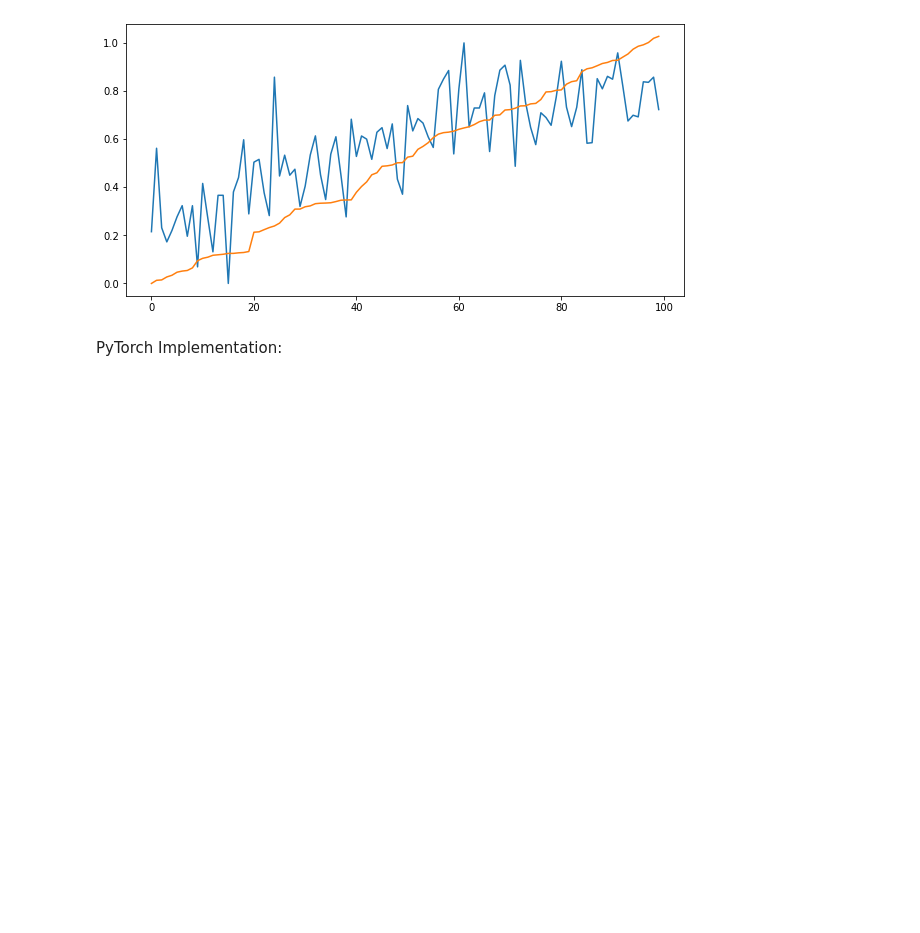
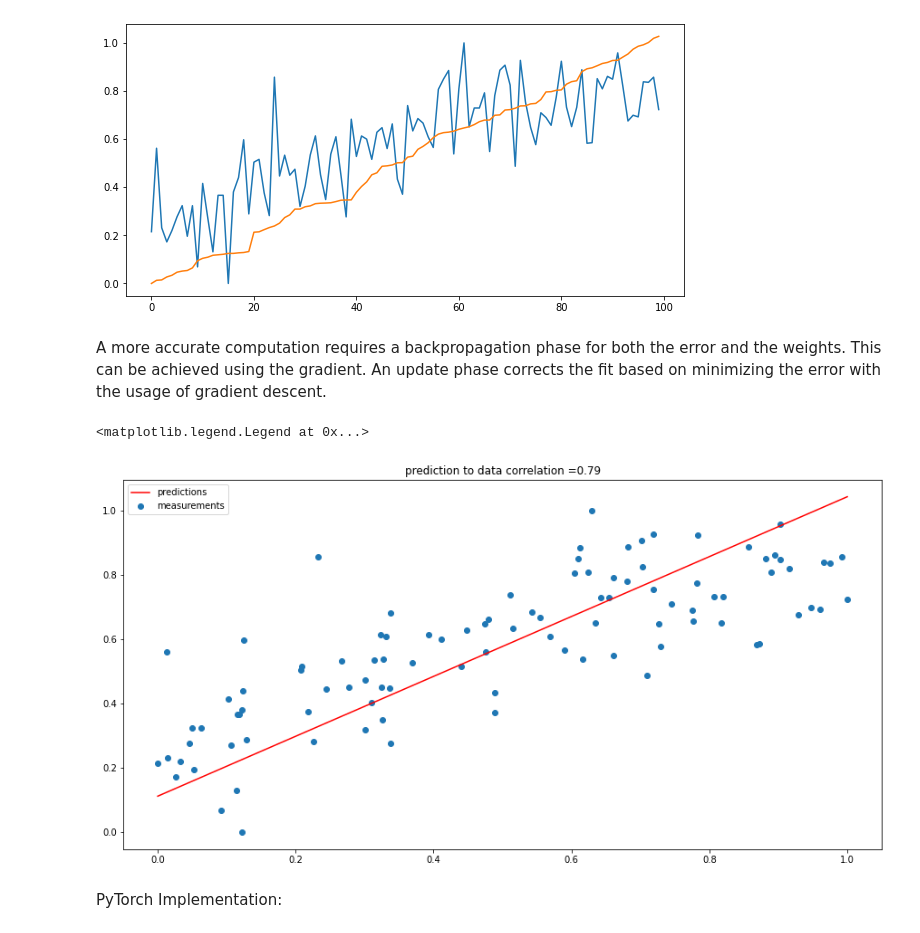
Before and after one commit to AndreiMoraru123/Optimization, a Jupyter notebook: LinearRegression.ipynb, the cells around one changed output. Cells and saved outputs as stored; diff of their text form; code cells hidden in the pictures; blank space fills up the shorter version.

```diff
--- a/LinearRegression.ipynb
+++ b/LinearRegression.ipynb
@@ -69,3 +69,5 @@ plt.plot(y_pred)
 # %% [output]
 [<matplotlib.lines.Line2D at 0x...>]
 [figure]
+# %% [markdown]
+A more accurate computation requires a backpropagation phase for both the error and the weights. This can be achieved using the gradient. An update phase corrects the fit based on minimizing the error with the usage of gradient descent.
@@ -72,3 +108,28 @@ plt.plot(y_pred)
+# %%
+y_true = y_train
+
+loss = MSE()
+linear = Linear(1)
+
+num_epochs = 500
+lr = 0.01
+
+for epoch in range(num_epochs):
+  y_pred = linear(X_train)
+  loss_value = loss(y_pred, y_true)
+
+  gradient_from_loss = loss.backward()
+  linear.backward(gradient_from_loss)
+  linear.update(lr)
+
+plt.figure(figsize = (15,7.5))
+plt.scatter(X_train,y_train, label = 'measurements')
+plt.plot(X_train,y_pred,'r',label = 'predictions')
+plt.title(f'prediction to data correlation ={np.corrcoef(y_train.T, y_pred.T)[0, 1]:.2f}')
+plt.legend()
+# %% [output]
+<matplotlib.legend.Legend at 0x...>
+[figure, added]
 # %% [markdown]
 PyTorch Implementation:
 # %%
```
Also changed, not shown: parts of 4 cells of this notebook.
